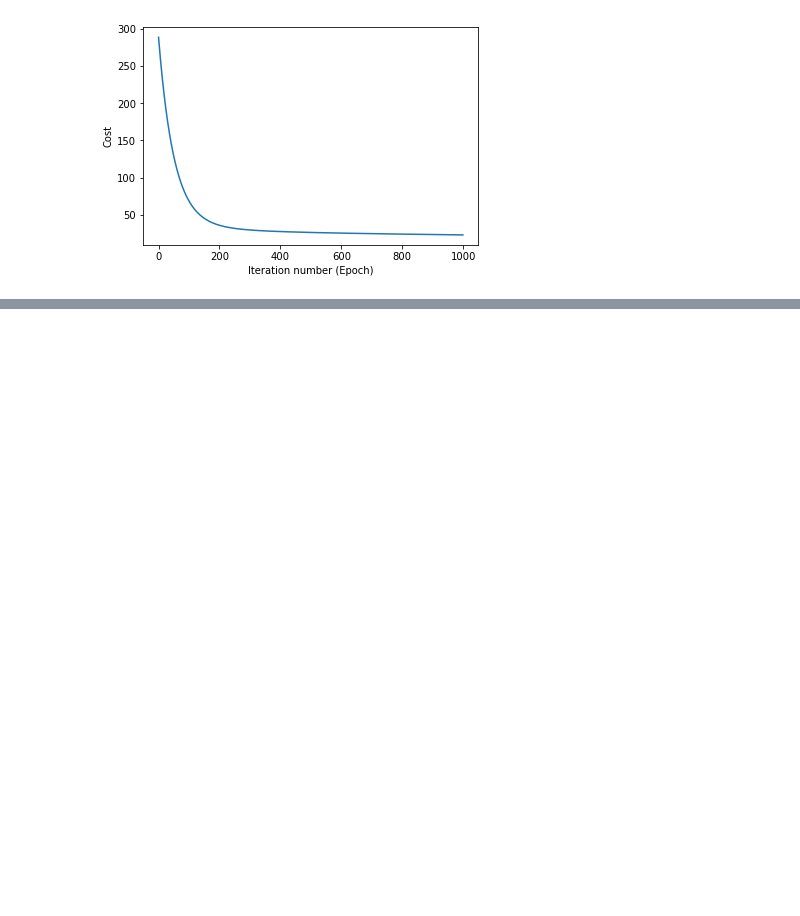
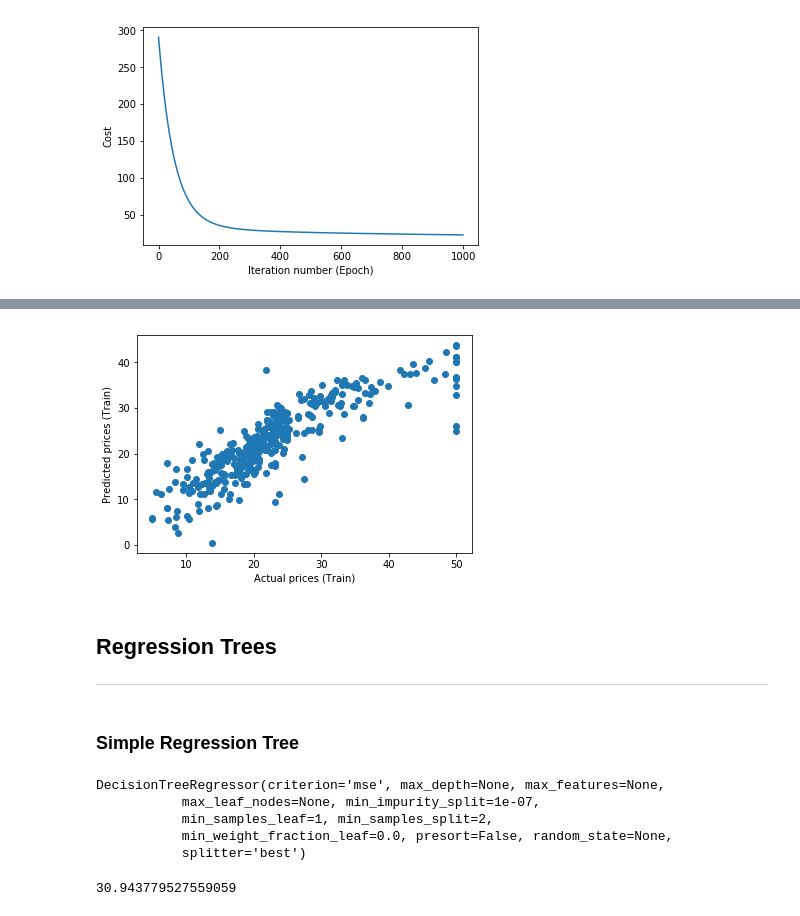
Before and after one commit to caisplusplus/fc18-linear-regression-workshop, a Jupyter notebook: LinReg.ipynb, the cells around one changed output, grey strips where cells are left out. Drawn from its saved outputs; the diff is of its cells as text; code cells hidden in the pictures; blank space fills up the shorter version.

```diff
--- a/LinReg.ipynb
+++ b/LinReg.ipynb
@@ -190,0 +269,12 @@ plt.show()
+# %%
+plt.scatter(Y_train, regr.predict(X_train))
+plt.xlabel("Actual prices (Train)")
+plt.ylabel("Predicted prices (Train)")
+plt.show()
+# %% [output]
+[figure, added]
+# %% [markdown]
+## Regression Trees
+---
+# %% [markdown]
+### Simple Regression Tree
@@ -190,0 +284,12 @@ plt.show()
+# %%
+tree.fit(X_train, Y_train)
+# %% [output]
+DecisionTreeRegressor(criterion='mse', max_depth=None, max_features=None,
+           max_leaf_nodes=None, min_impurity_split=1e-07,
+           min_samples_leaf=1, min_samples_split=2,
+           min_weight_fraction_leaf=0.0, presort=False, random_state=None,
+           splitter='best')
+# %%
+mean_squared_error(Y_test, tree.predict(X_test))
+# %% [output]
+30.943779527559059
```
Also changed, not shown: parts of 35 cells of this notebook.
